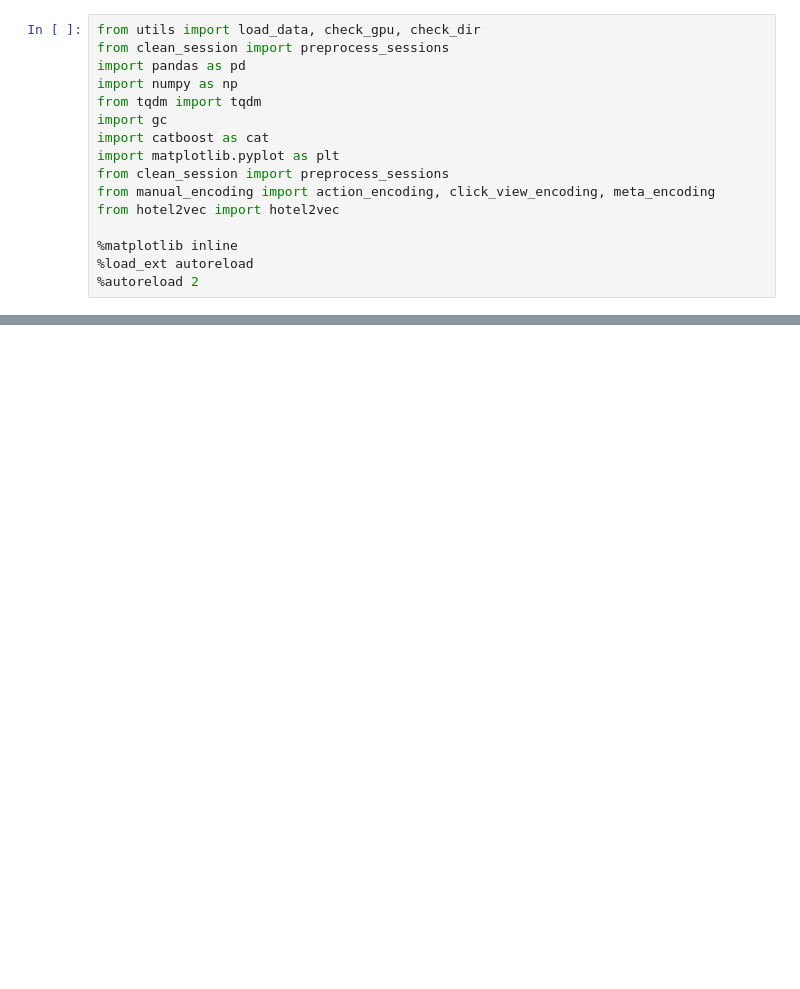
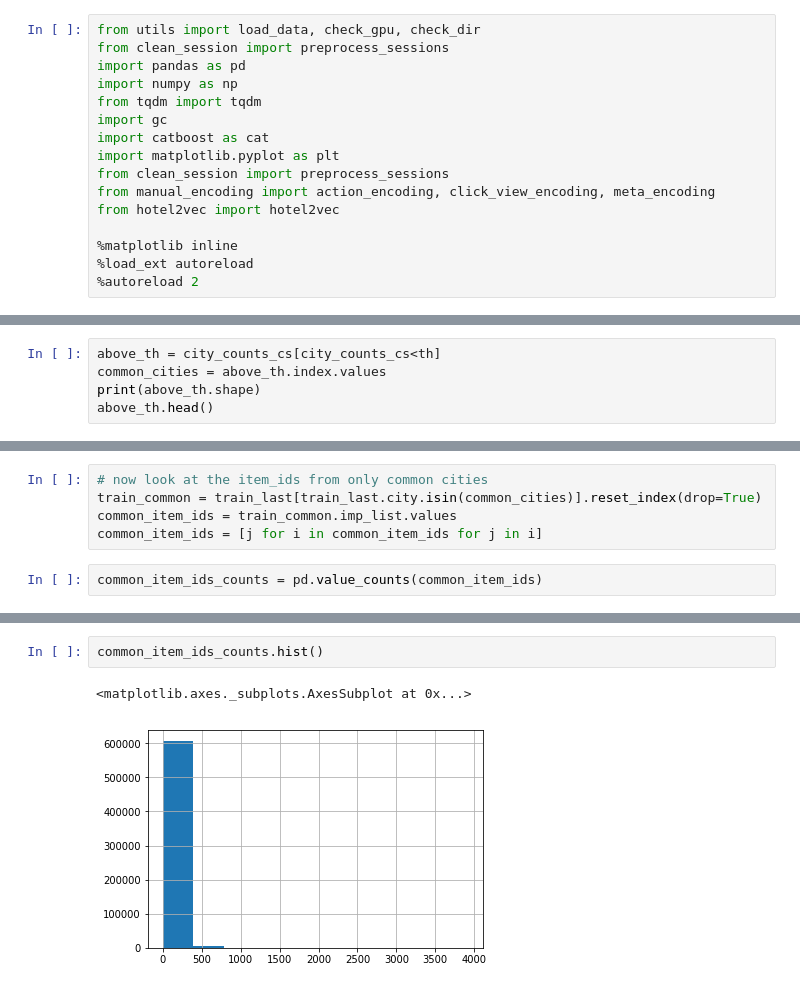
Before and after one commit to samshipengs/naps, a Jupyter notebook: playground.ipynb, the cells around one changed output, grey strips where cells are left out. Cells and saved outputs as stored; diff of their text form; blank space fills up the shorter version.

```diff
--- a/playground.ipynb
+++ b/playground.ipynb
@@ -300,0 +62,5 @@ for trn_ind, val_ind in skf.split(sids, sids):
+# %%
+above_th = city_counts_cs[city_counts_cs<th]
+common_cities = above_th.index.values
+print(above_th.shape)
+above_th.head()
@@ -300,0 +232,7 @@ for trn_ind, val_ind in skf.split(sids, sids):
+# %%
+# now look at the item_ids from only common cities
+train_common = train_last[train_last.city.isin(common_cities)].reset_index(drop=True)
+common_item_ids = train_common.imp_list.values
+common_item_ids = [j for i in common_item_ids for j in i]
+# %%
+common_item_ids_counts = pd.value_counts(common_item_ids)
@@ -300,0 +248,5 @@ for trn_ind, val_ind in skf.split(sids, sids):
+# %%
+common_item_ids_counts.hist()
+# %% [output]
+<matplotlib.axes._subplots.AxesSubplot at 0x...>
+[figure, added]
```
Also changed, not shown: parts of 100 cells of this notebook, 1 other file.
